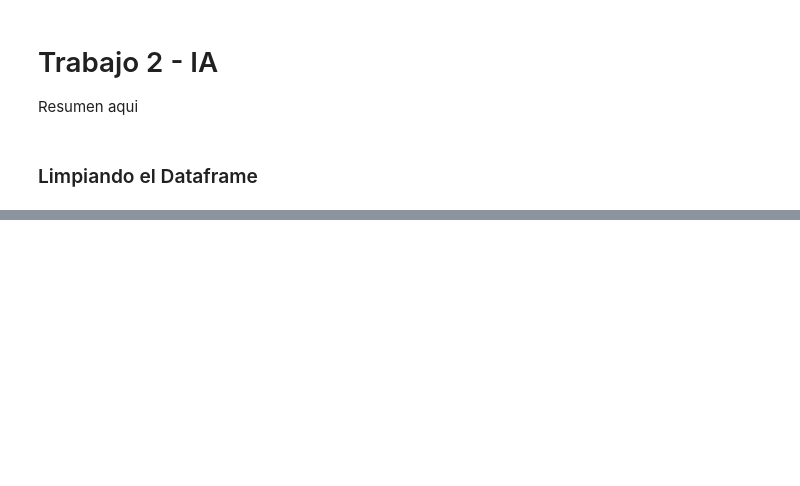
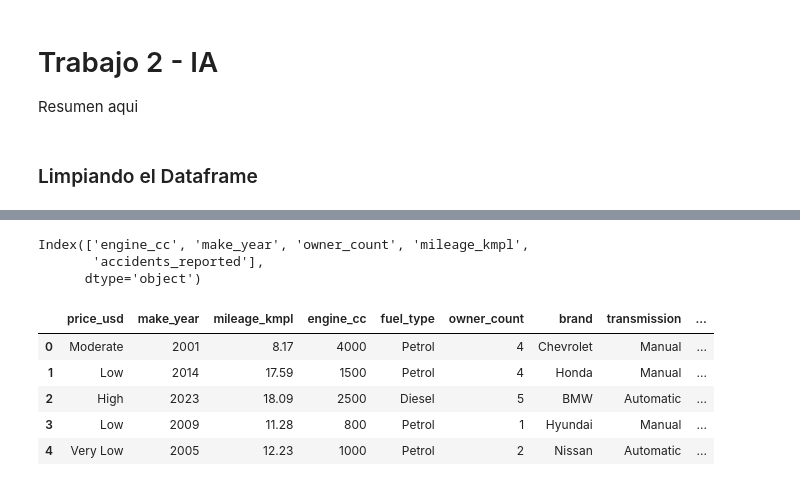
Before and after one commit to JhofredCam/Practica2_introIA, a Jupyter notebook: Proyecto.ipynb, the cells around one changed output, grey strips where cells are left out. Cells and saved outputs as stored; diff of their text form; code cells hidden in the pictures; blank space fills up the shorter version.

```diff
--- a/Proyecto.ipynb
+++ b/Proyecto.ipynb
@@ -31,28 +31,41 @@ df.head()
+# %%
+cols_priority = (df.corr(numeric_only=True).abs()['price_usd'].sort_values(ascending=False)).index[1:]
+print(cols_priority)
+# %% [output]
+Index(['engine_cc', 'make_year', 'owner_count', 'mileage_kmpl',
+       'accidents_reported'],
+      dtype='object')
 # %%
 # Inicializa las categorias para las variables categoricas que son numeros
 categories = {1: "Very Low",2: "Low",3: "Moderate",4: "High", 5: "Very High"}
 
 #Mapea los categorias
-df["SES_Quartile"] = df["SES_Quartile"].map(categories).astype("category")
-df["InternetAccess"] = df["InternetAccess"].map({0: "No",1: "Yes"}).astype("category")
-df["FreeTime"] = df["FreeTime"].map(categories).astype("category")
-df["GoOut"] = df["GoOut"].map(categories).astype("category")
+#Convierte todo a categorias en vez de objetos
+categorical_cols = df.select_dtypes(include='object').columns
+df[categorical_cols] = df[categorical_cols].astype('category')
 
-#Convierte todo a categorias en vez de objetos
-df[["Grade", "Gender", "Race", "ParentalEducation", "SchoolType", "Locale"]] = df[["Grade", "Gender", "Race", "ParentalEducation", "SchoolType", "Locale"]].astype("category")
 
 #Se categoriza la variable objetivo en 4 clases
-quartiles_GPA = df['GPA'].quantile([0.25, 0.5, 0.75])
+quartiles_GPA = df['price_usd'].quantile([0.25, 0.5, 0.75])
 
-bins = [0, quartiles_GPA[0.25], quartiles_GPA[0.5], quartiles_GPA[0.75], 5]
+bins = [0, quartiles_GPA[0.25], quartiles_GPA[0.5], quartiles_GPA[0.75], df['price_usd'].max()]
 labels = ['Very Low', 'Low', 'Moderate', 'High']
 
-df['GPA'] = pd.cut(df['GPA'], bins=bins, labels=labels, include_lowest=True)
+df['price_usd'] = pd.cut(df['price_usd'], bins=bins, labels=labels, include_lowest=True)
 
 #Insertar variable dependiente de primero por comodidad
-gpa_serie = df['GPA']
-df = df.drop(columns=['GPA'])
-df.insert(0, 'GPA', gpa_serie)
+price_serie = df['price_usd']
+df = df.drop(columns=['price_usd'])
+df.insert(0, 'price_usd', price_serie)
+
+df.head()
+# %% [output]
+|  | price_usd | make_year | mileage_kmpl | engine_cc | fuel_type | owner_count | brand | transmission | ... |
+| 0 | Moderate | 2001 | 8.17 | 4000 | Petrol | 4 | Chevrolet | Manual | ... |
+| 1 | Low | 2014 | 17.59 | 1500 | Petrol | 4 | Honda | Manual | ... |
+| 2 | High | 2023 | 18.09 | 2500 | Diesel | 5 | BMW | Automatic | ... |
+| 3 | Low | 2009 | 11.28 | 800 | Petrol | 1 | Hyundai | Manual | ... |
+| 4 | Very Low | 2005 | 12.23 | 1000 | Petrol | 2 | Nissan | Automatic | ... |
 # %%
 def create_df_variants(df: pd.DataFrame, outliers: bool = False, normalize: bool = False, balanced: bool = True) -> pd.DataFrame:
     # Elimina las filas, donde uno de los valores numericos este fuera de los intervalos
```
Also changed, not shown: parts of 3 cells of this notebook.
